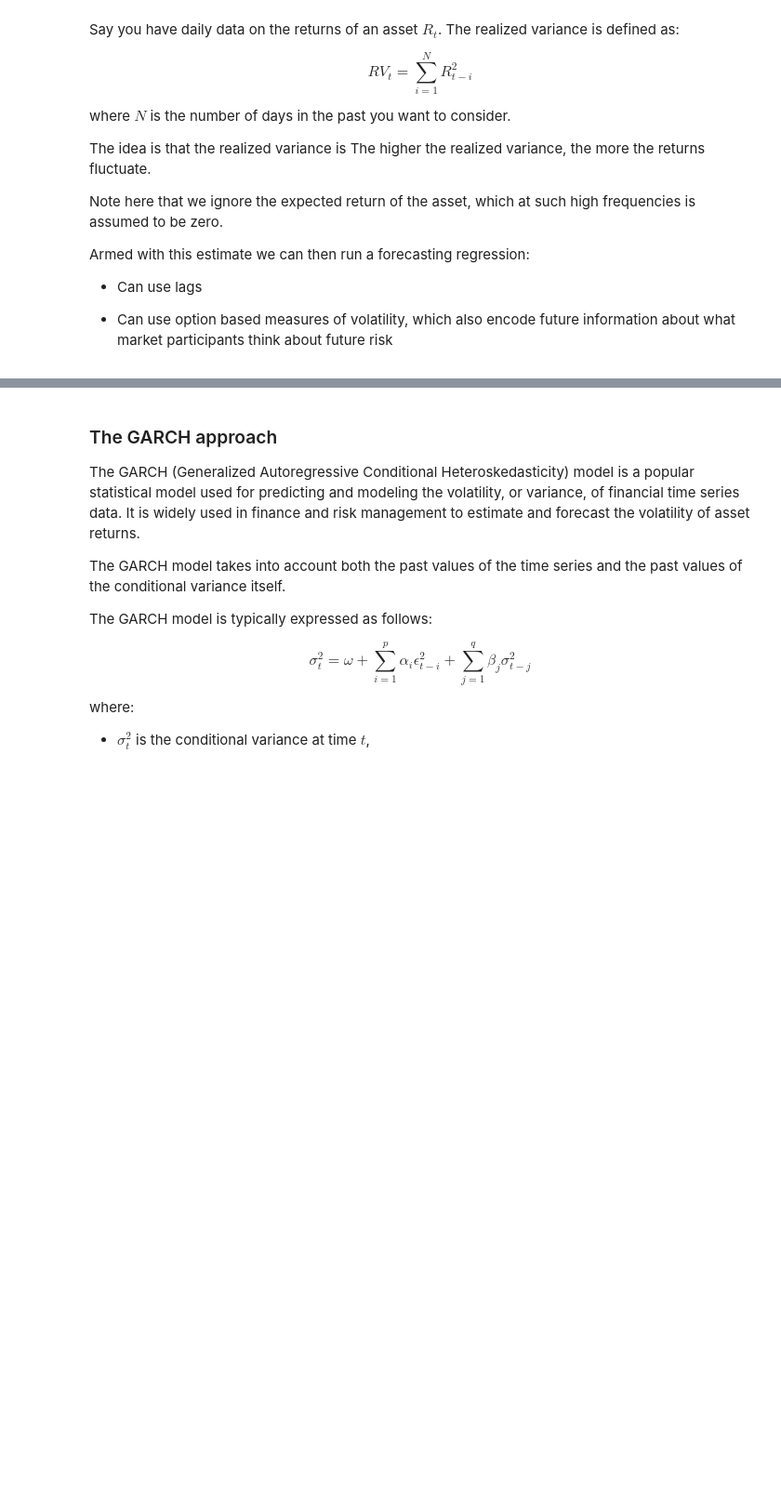
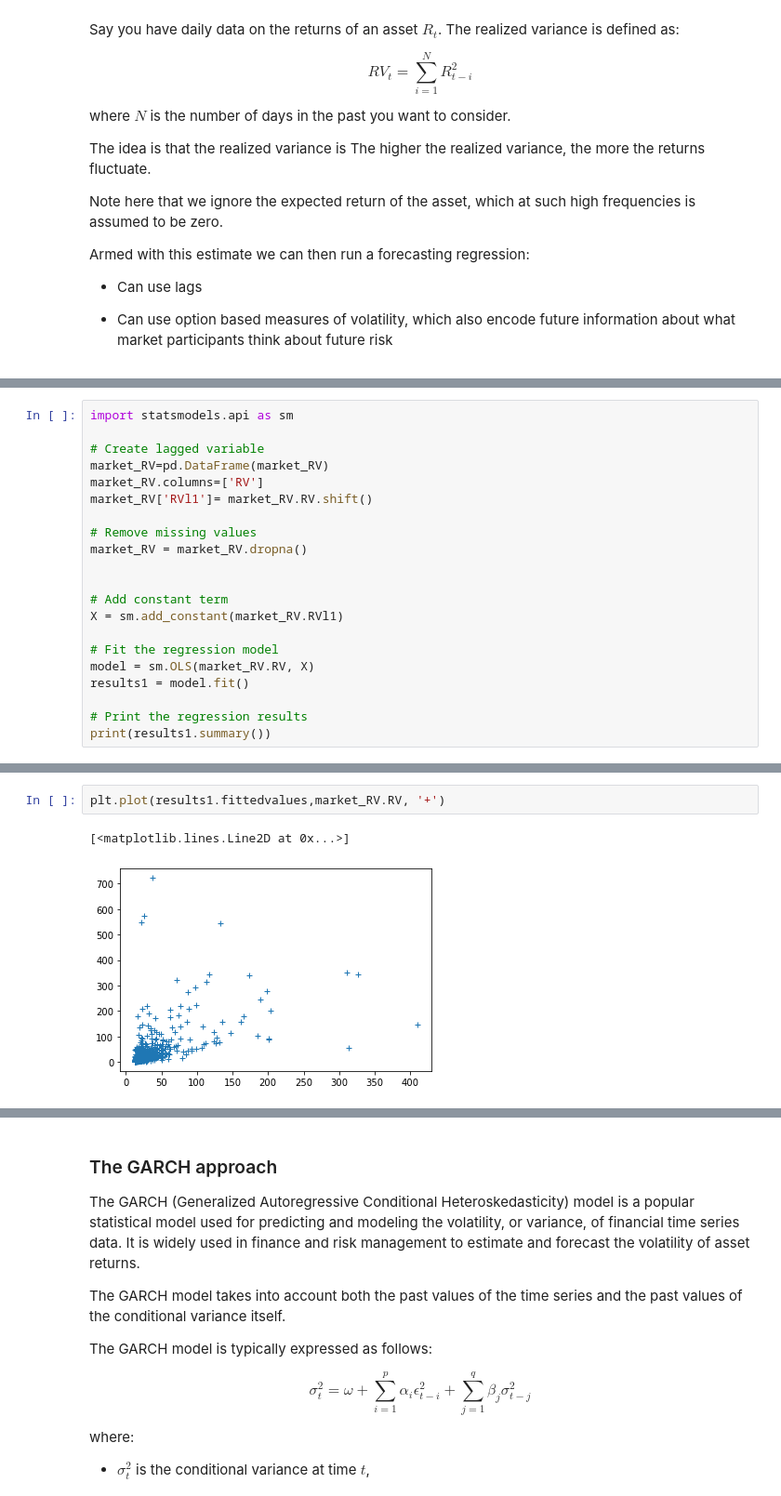
Before and after one commit to jdp9675/UG54, a Jupyter notebook: _sources/chapters/Finance/RiskManagement.ipynb, the cells around one changed output, grey strips where cells are left out. Shown: that part at 93% size. Drawn from its saved outputs; the diff is of its cells as text; blank space fills up the shorter version.

```diff
--- a/_sources/chapters/Finance/RiskManagement.ipynb
+++ b/_sources/chapters/Finance/RiskManagement.ipynb
@@ -70,0 +111,21 @@ Armed with this estimate we can then run a forecasting regression:
+# %%
+import statsmodels.api as sm
+
+# Create lagged variable
+market_RV=pd.DataFrame(market_RV)
+market_RV.columns=['RV']
+market_RV['RVl1']= market_RV.RV.shift()
+
+# Remove missing values
+market_RV = market_RV.dropna()
+
+
+# Add constant term
+X = sm.add_constant(market_RV.RVl1)
+
+# Fit the regression model
+model = sm.OLS(market_RV.RV, X)
+results1 = model.fit()
+
+# Print the regression results
+print(results1.summary())
@@ -70,0 +150,5 @@ Armed with this estimate we can then run a forecasting regression:
+# %%
+plt.plot(results1.fittedvalues,market_RV.RV, '+')
+# %% [output]
+[<matplotlib.lines.Line2D at 0x...>]
+[figure, added]
```
Also changed, not shown: parts of 32 cells of this notebook, 9 other files.
